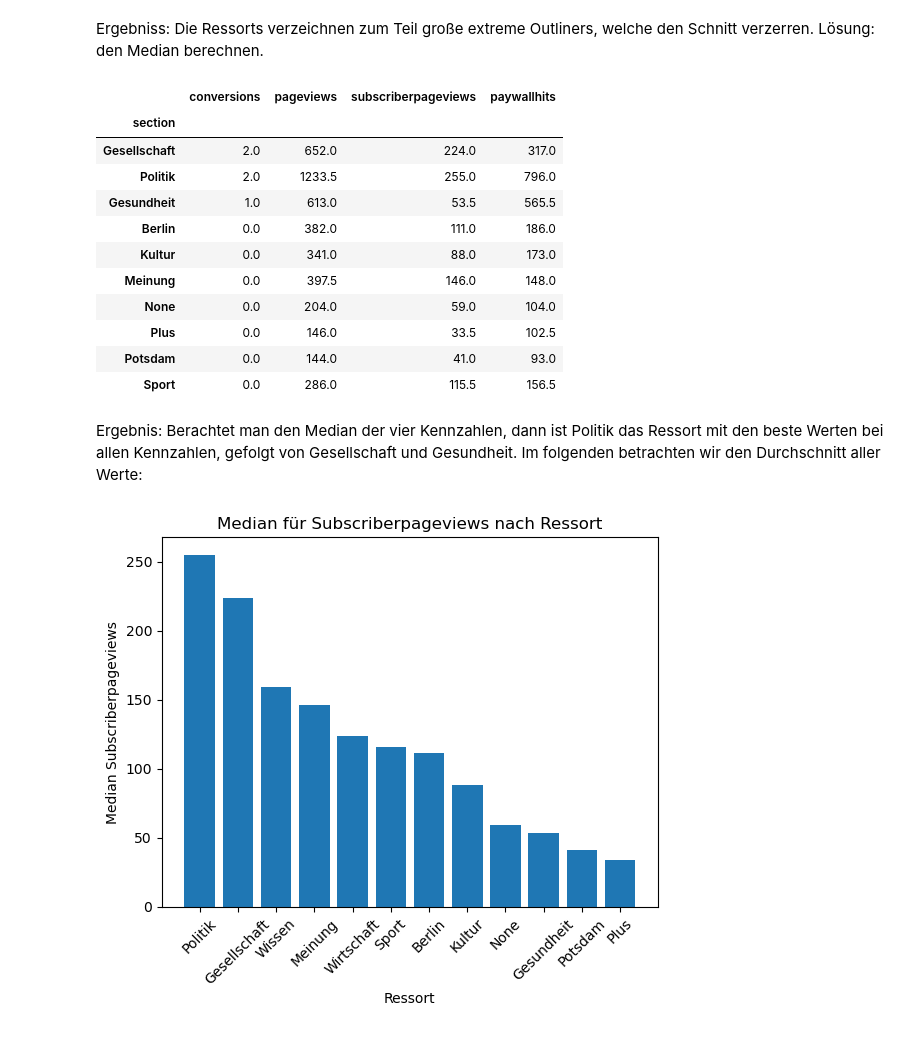
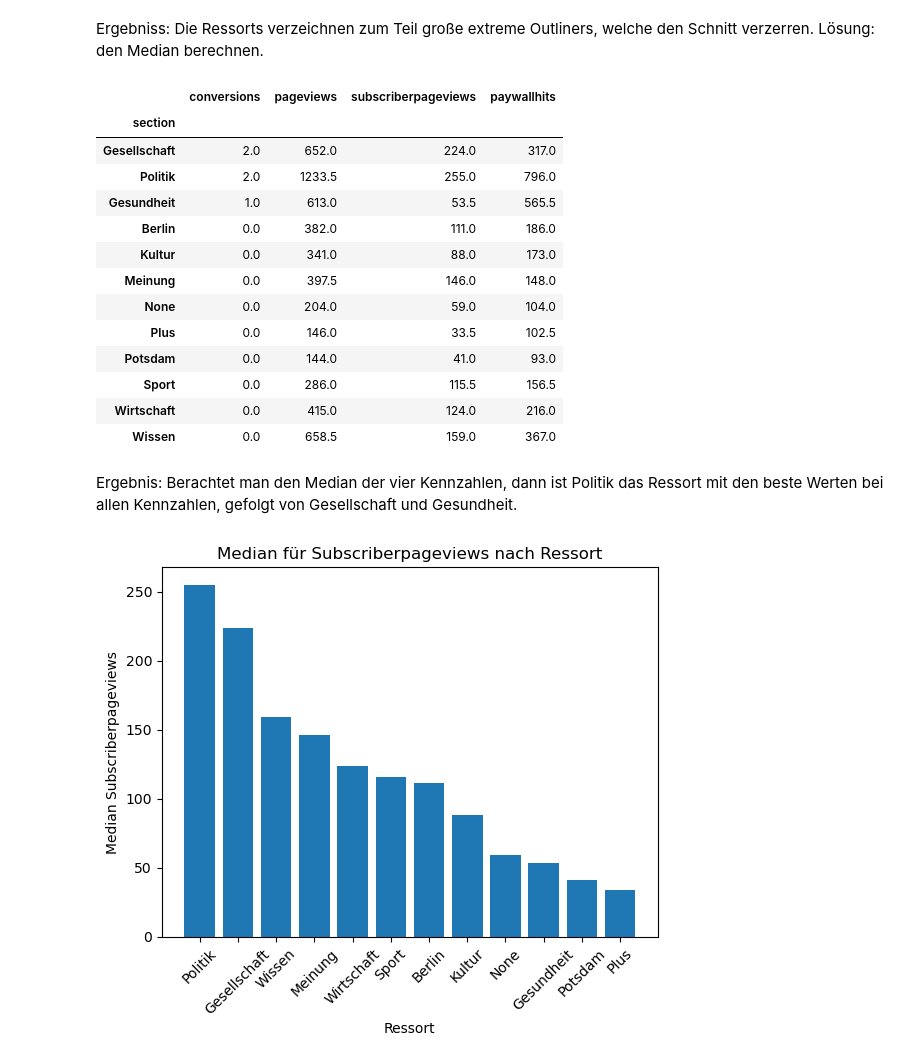
Before and after one commit to a-fritze/data-analyst-challenge2, a Jupyter notebook: coding_challenge_newspaper.ipynb, the cells around one changed output. Drawn from its saved outputs; the diff is of its cells as text; code cells hidden in the pictures.

```diff
--- a/coding_challenge_newspaper.ipynb
+++ b/coding_challenge_newspaper.ipynb
@@ -238,24 +228,25 @@ Ergebniss: Die Ressorts verzeichnen zum Teil große extreme Outliners, welche de
 # %%
 # Berechnen des Median für jede Kennzahl
 median_werte = haupt_df.groupby('section')[['conversions', 'pageviews', 'subscriberpageviews', 'paywallhits']].median()
 median_werte_sortiert = median_werte.sort_values(by='conversions', ascending=False)
-median_werte_sortiert.head(10)
+median_werte_sortiert.head(20)
 # %% [output]
 |  | conversions | pageviews | subscriberpageviews | paywallhits |
 | section |  |  |  |  |
 | Gesellschaft | 2.0 | 652.0 | 224.0 | 317.0 |
 | Politik | 2.0 | 1233.5 | 255.0 | 796.0 |
 | Gesundheit | 1.0 | 613.0 | 53.5 | 565.5 |
 | Berlin | 0.0 | 382.0 | 111.0 | 186.0 |
 | Kultur | 0.0 | 341.0 | 88.0 | 173.0 |
 | Meinung | 0.0 | 397.5 | 146.0 | 148.0 |
 | None | 0.0 | 204.0 | 59.0 | 104.0 |
 | Plus | 0.0 | 146.0 | 33.5 | 102.5 |
 | Potsdam | 0.0 | 144.0 | 41.0 | 93.0 |
 | Sport | 0.0 | 286.0 | 115.5 | 156.5 |
+| Wirtschaft | 0.0 | 415.0 | 124.0 | 216.0 |
+| Wissen | 0.0 | 658.5 | 159.0 | 367.0 |
 # %% [markdown]
 Ergebnis: Berachtet man den Median der vier Kennzahlen, dann ist Politik das Ressort mit den beste Werten bei allen Kennzahlen, gefolgt von Gesellschaft und Gesundheit.
-Im folgenden betrachten wir den Durchschnitt aller Werte:
 # %%
 # Erstellen eines Balkendiagramms für den einfacheren Vergleich des Medians der Kennzahl "Subscriberpageview"
 unique_sections = haupt_df['section'].unique()
```
Also changed, not shown: parts of 4 cells of this notebook.
